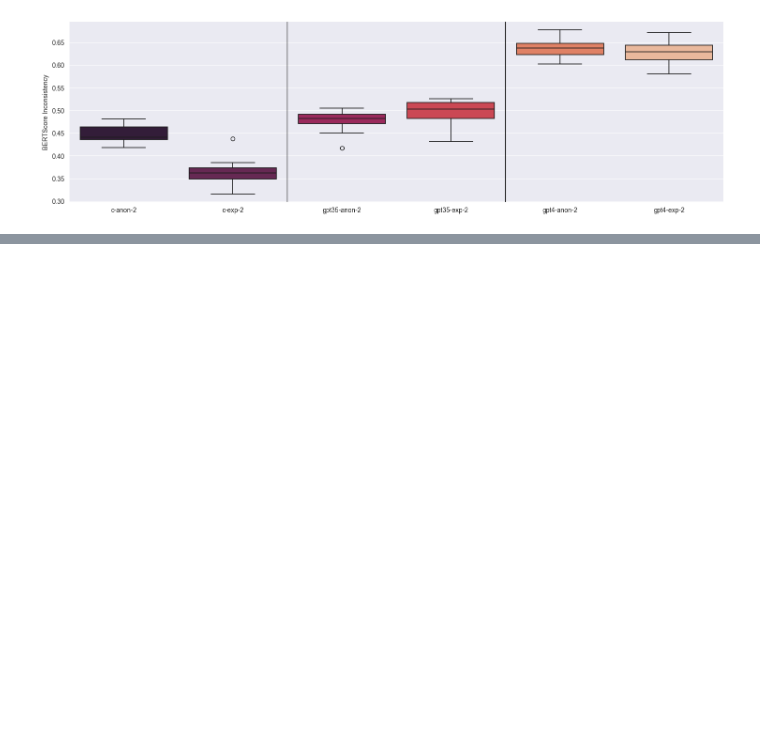
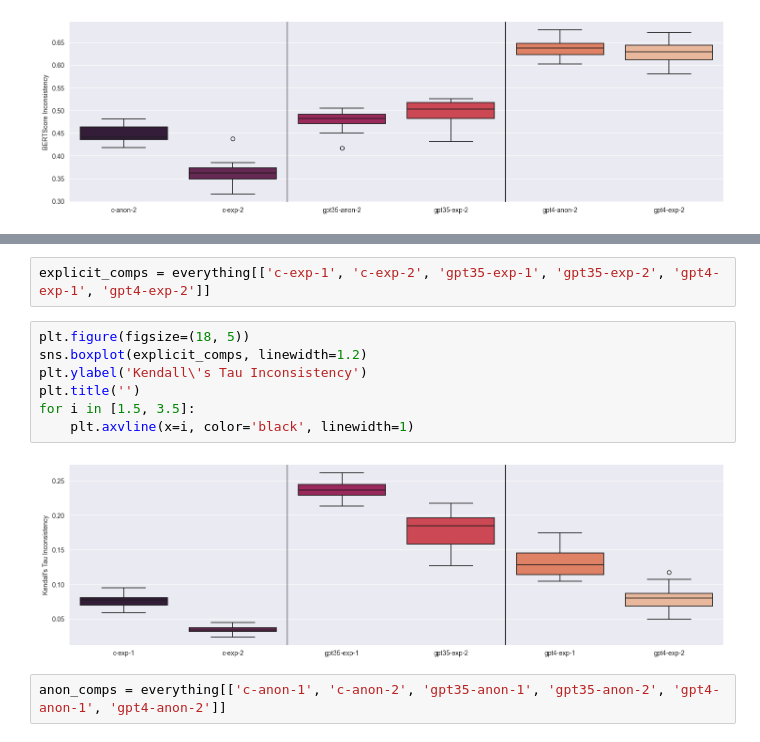
Before and after one commit to aashrivastava/LLMWargamingInconsistency, a Jupyter notebook: notebooks/EVALS.ipynb, the cells around one changed output, grey strips where cells are left out. Cells and saved outputs as stored; diff of their text form; blank space fills up the shorter version.

```diff
--- a/notebooks/EVALS.ipynb
+++ b/notebooks/EVALS.ipynb
@@ -341,0 +393,13 @@ for i in [1.5, 3.5]:
+# %%
+explicit_comps = everything[['c-exp-1', 'c-exp-2', 'gpt35-exp-1', 'gpt35-exp-2', 'gpt4-exp-1', 'gpt4-exp-2']]
+# %%
+plt.figure(figsize=(18, 5))
+sns.boxplot(explicit_comps, linewidth=1.2)
+plt.ylabel('Kendall\'s Tau Inconsistency')
+plt.title('')
+for i in [1.5, 3.5]:
+    plt.axvline(x=i, color='black', linewidth=1)
+# %% [output]
+[figure, added]
+# %%
+anon_comps = everything[['c-anon-1', 'c-anon-2', 'gpt35-anon-1', 'gpt35-anon-2', 'gpt4-anon-1', 'gpt4-anon-2']]
```
Also changed, not shown: parts of 11 cells of this notebook.
